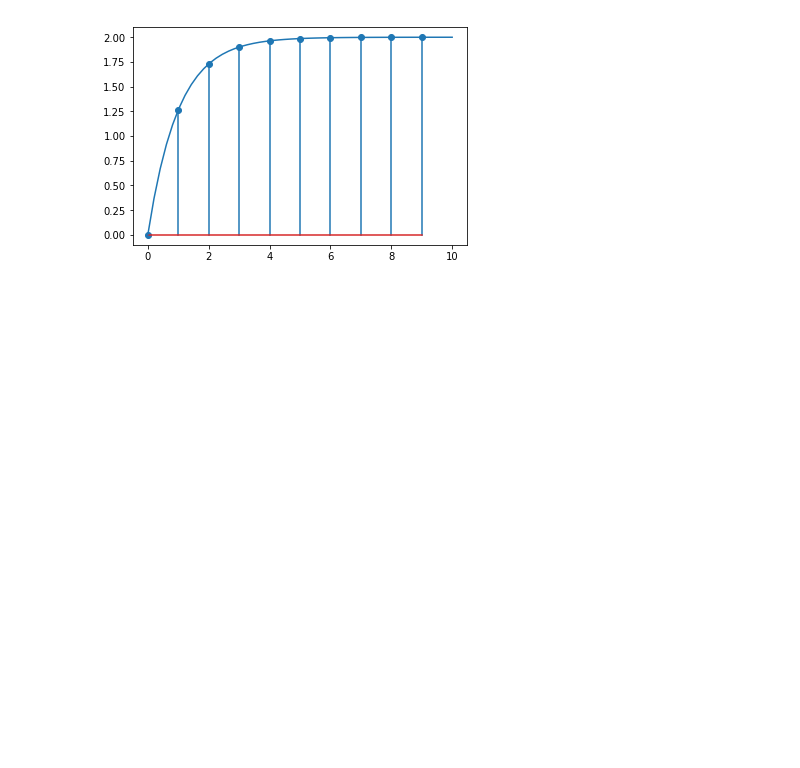
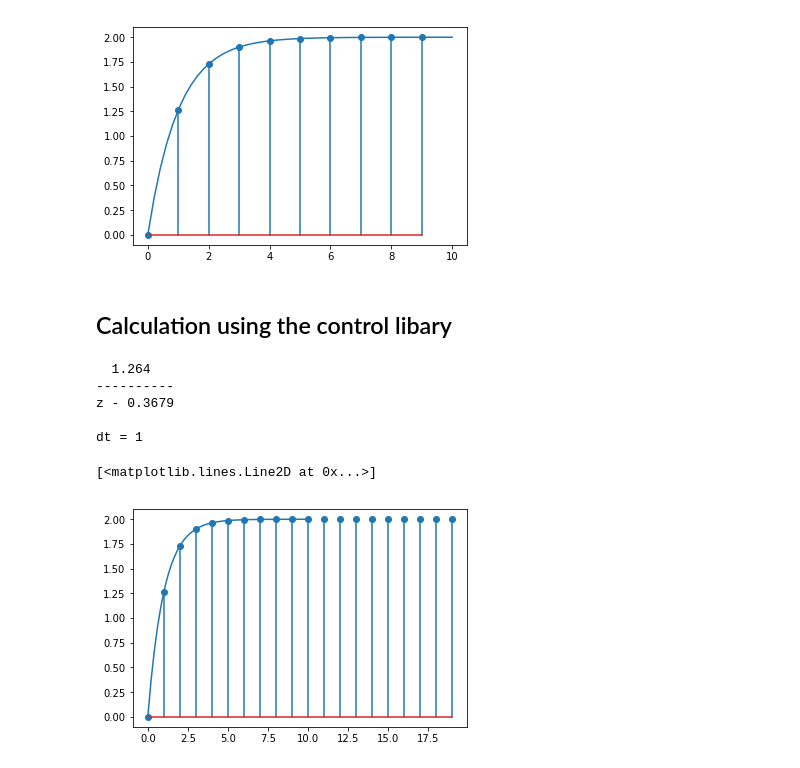
Before and after one commit to alchemyst/Dynamics-and-Control, a Jupyter notebook: 1_Dynamics/9_Sampled_systems/The z transform.ipynb, the cells around one changed output. Cells and saved outputs as stored; diff of their text form; code cells hidden in the pictures; blank space fills up the shorter version.

```diff
--- a/1_Dynamics/9_Sampled_systems/The z transform.ipynb
+++ b/1_Dynamics/9_Sampled_systems/The z transform.ipynb
@@ -142,3 +186,5 @@ plt.plot(smootht, analytic_firstorder)
 # %% [output]
 [<matplotlib.lines.Line2D at 0x...>]
 [figure]
+# %% [markdown]
+## Calculation using the control libary
@@ -144,0 +193,18 @@ plt.plot(smootht, analytic_firstorder)
+# %%
+G = control.tf(b1, [1, a1], 1)
+# %%
+G
+# %% [output]
+  1.264
+----------
+z - 0.3679
+
+dt = 1
+# %%
+sampledt, response = control.step_response(G)
+# %%
+plt.stem(sampledt, numpy.squeeze(response))
+plt.plot(smootht, analytic_firstorder)
+# %% [output]
+[<matplotlib.lines.Line2D at 0x...>]
+[figure, added]
```
Also changed, not shown: parts of 23 cells of this notebook.
